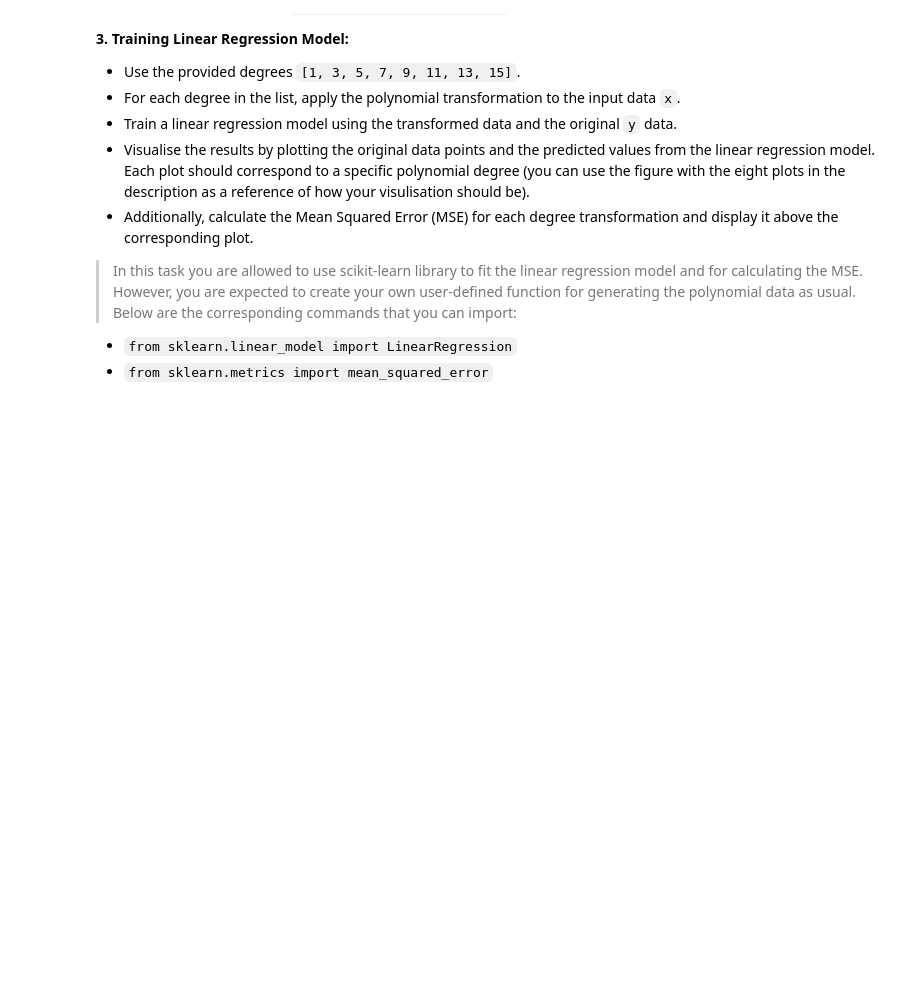
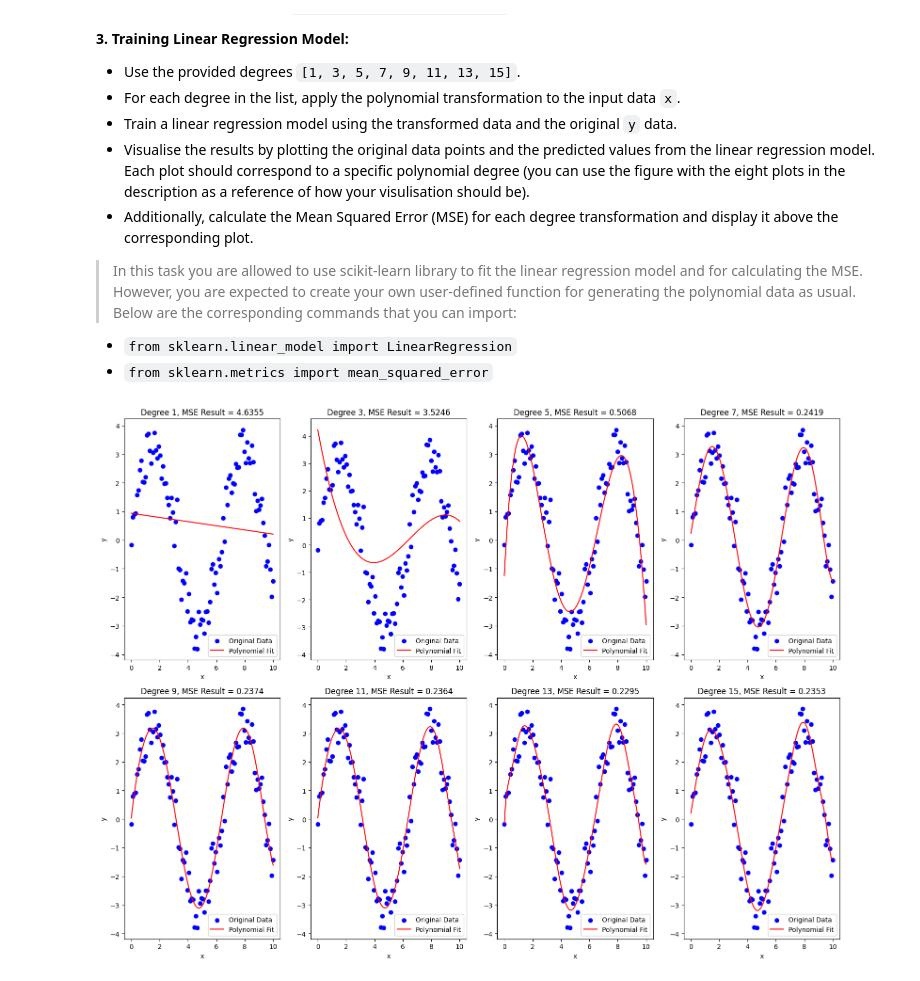
Before and after one commit to FajarKKP/Coding, a Jupyter notebook: 03_ML_NLFT.ipynb, the cells around one changed output. Drawn from its saved outputs; the diff is of its cells as text; code cells hidden in the pictures; blank space fills up the shorter version.

```diff
--- a/03_ML_NLFT.ipynb
+++ b/03_ML_NLFT.ipynb
@@ -344,0 +389,16 @@ You are required to create a function(s) that takes a single-variable input `x`
+# %%
+# Task 2 (continued)
+# Now, to define the dummy data
+np.random.seed(32)  # Set a seed for reproducibility
+
+# Generate data points with a sine-like pattern and noise
+x = np.linspace(0, 10, 100)
+y = 3 * np.sin(x) + np.random.normal(0, 0.5, 100)
+
+# the degrees
+degrees = [1, 3, 5, 7, 9, 11, 13, 15]
+include_bias = True
+
+train_and_visualize_model(x, y, degrees, include_bias)
+# %% [output]
+[figure, added]
```
Also changed, not shown: parts of 3 cells of this notebook.
